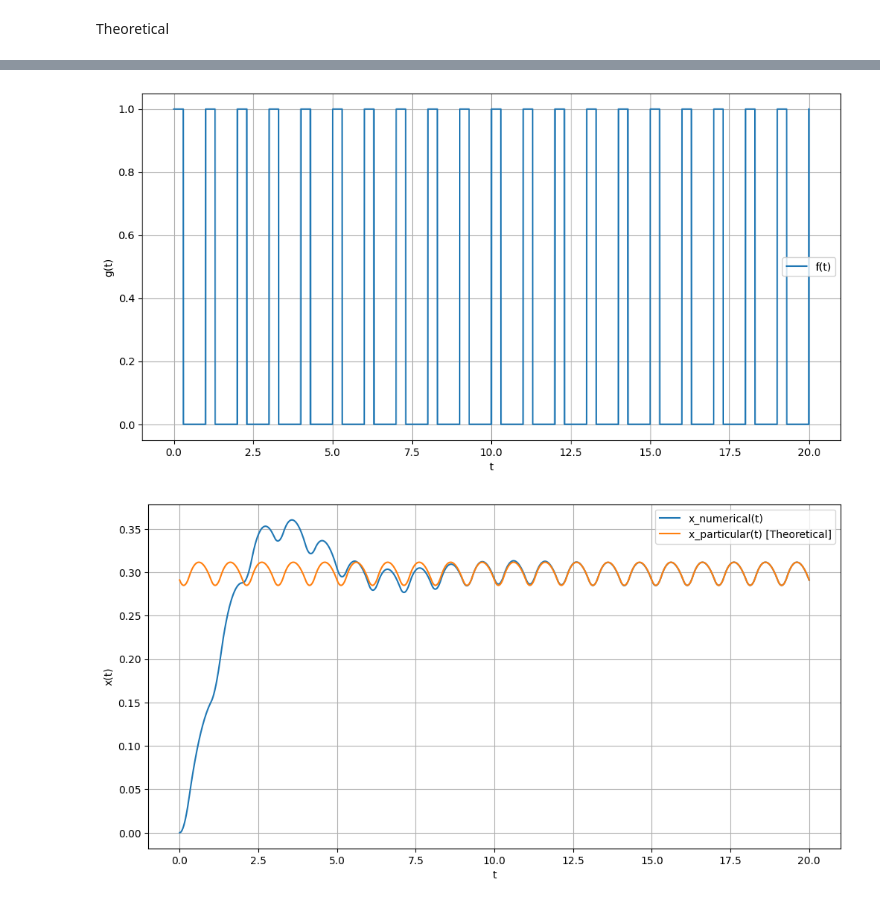
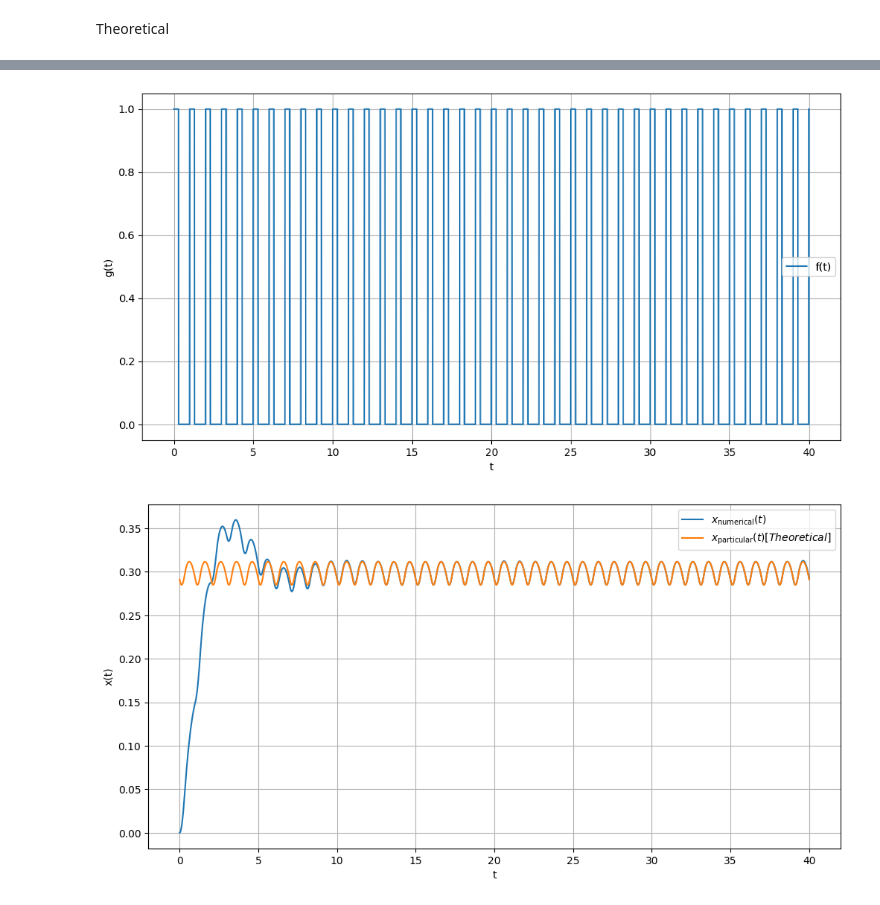
Before and after one commit to himanshutg/ODE_Project, a Jupyter notebook: week2.ipynb, the cells around one changed output, grey strips where cells are left out. Cells and saved outputs as stored; diff of their text form; code cells hidden in the pictures.

```diff
--- a/week2.ipynb
+++ b/week2.ipynb
@@ -307,7 +307,7 @@ def g(x, t1 = 0.3):
 Theoretical
 # %%
 p = 0.3
-x0, x1 = 0, 20
+x0, x1 = 0, 40
 t_array = np.linspace(x0, x1, num_points + 1)
 # Let us estimate f(t) by its fourier series upto N terms
 def A(n):
@@ -345,12 +345,12 @@ for _ in range(0,100,10):
 
 ax[0].grid()
 ax[0].legend()
-ax[0].set_title("f_N(t) vs t")
+ax[0].set_title("$f_N(t)$ vs t")
 ax[0].set_xlim([0,2])
 
 ax[1].grid()
 ax[1].legend()
-ax[1].set_title("x_N(t) vs t")
+ax[1].set_title("$x_N(t)$ vs t")
 ax[1].set_xlim([0,2])
 
 plt.show()
@@ -359,23 +359,23 @@ plt.show()
 # %%
 y_array = equation_solver(x0, x1, num_points, Y0, N)
 
 plt.figure(figsize=(12, 6))
 plt.plot(t_array, list(map(g,t_array)), label=f'f(t)')
 plt.xlabel('t')
 plt.ylabel('g(t)')
 plt.legend()
 plt.grid(True)
 plt.show()
 
 plt.figure(figsize=(12, 6))
-plt.plot(t_array, y_array[0], label=f'x_numerical(t)')
-plt.plot(t_array, xNp, label=f'x_particular(t) [Theoretical]')
+plt.plot(t_array, y_array[0], label='$x_{\mathrm{numerical}}(t)$')
+plt.plot(t_array, xNp, label='$x_{\mathrm{particular}}(t) [Theoretical]$')
 plt.xlabel('t')
 plt.ylabel('x(t)')
 plt.legend()
 plt.grid(True)
 plt.savefig('Report\\save_5.png')
 plt.show()
 # %% [output]
-[figure, old version]
+[figure, new version]
-[figure, old version]
+[figure, new version]
```
Also changed, not shown: parts of 2 cells of this notebook, 11 other files.
